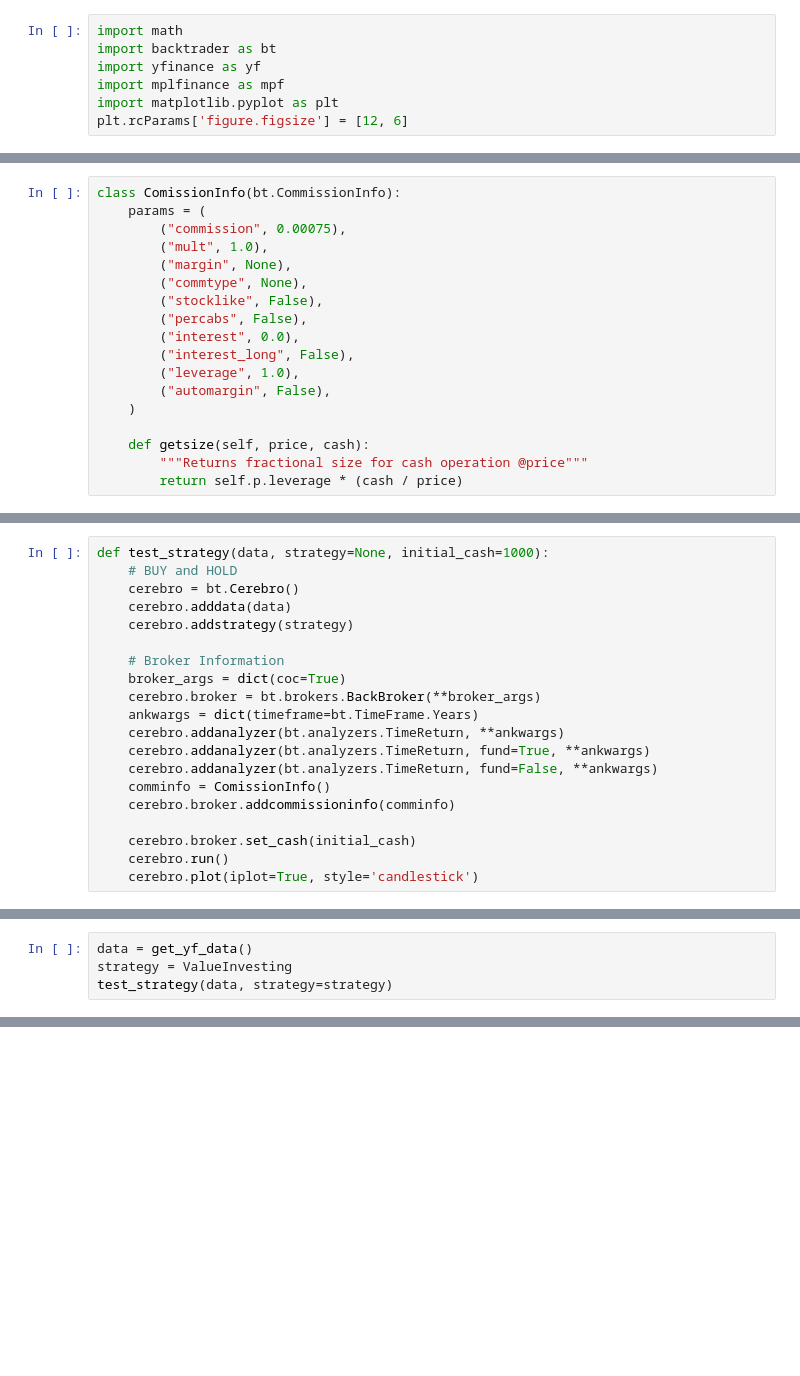
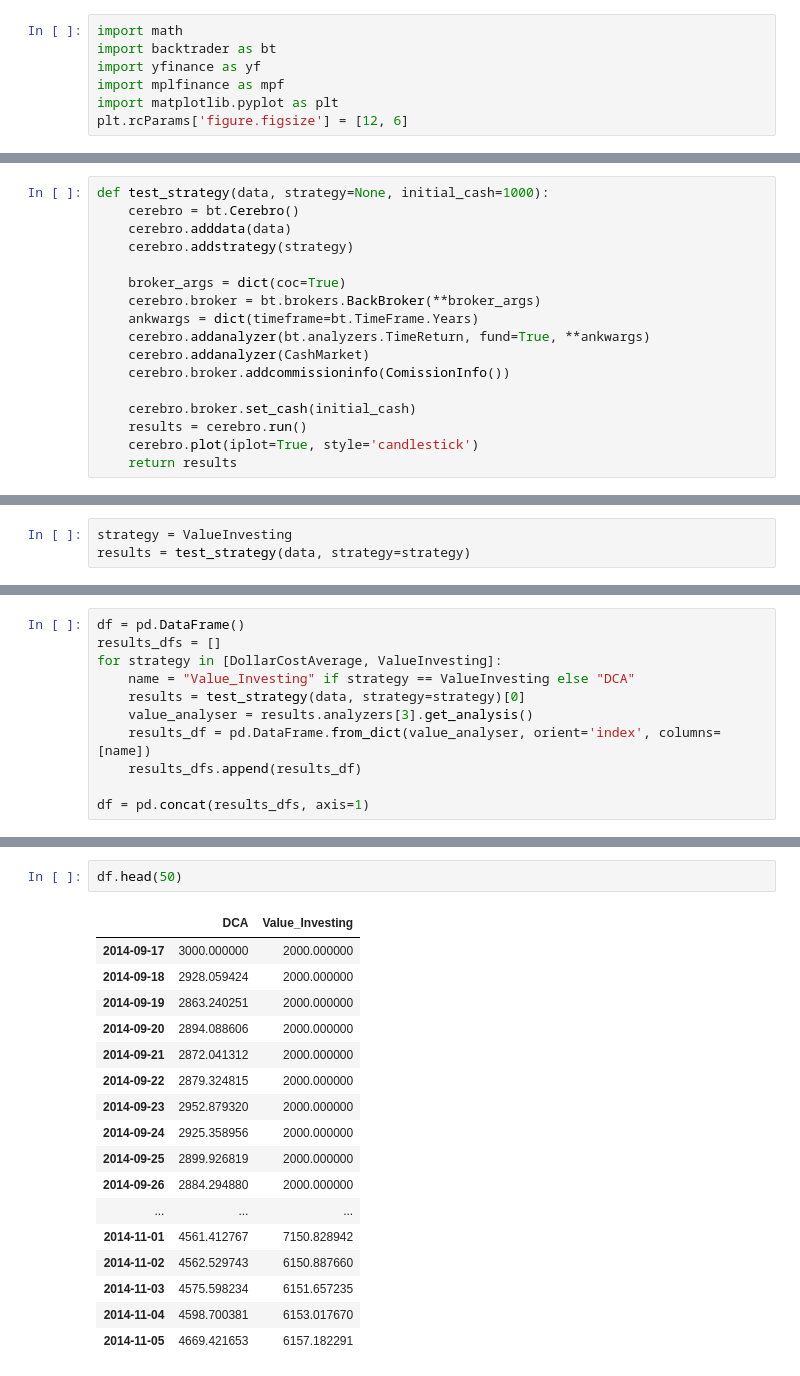
Before and after one commit to alxfordy/Investing_Backtest_Strategies, a Jupyter notebook: Backtrader_Clean.ipynb, the cells around one changed output, grey strips where cells are left out. Saved outputs shown, nothing was run; the diff lists cells and outputs as text; blank space fills up the shorter version.

```diff
--- a/Backtrader_Clean.ipynb
+++ b/Backtrader_Clean.ipynb
@@ -21,18 +25,0 @@ def get_yf_data(ticker="BTC-USD", interval="1d", period="max"):
-# %%
-class ComissionInfo(bt.CommissionInfo):
-    params = (
-        ("commission", 0.00075),
-        ("mult", 1.0),
-        ("margin", None),
-        ("commtype", None),
-        ("stocklike", False),
-        ("percabs", False),
-        ("interest", 0.0),
-        ("interest_long", False),
-        ("leverage", 1.0),
-        ("automargin", False),
-    )
-
-    def getsize(self, price, cash):
-        """Returns fractional size for cash operation @price"""
-        return self.p.leverage * (cash / price)
@@ -188,20 +26,17 @@ class BuyAndHold_More_Fund(bt.Strategy):
 # %%
 def test_strategy(data, strategy=None, initial_cash=1000):
-    # BUY and HOLD
     cerebro = bt.Cerebro()
     cerebro.adddata(data)
     cerebro.addstrategy(strategy)
 
-    # Broker Information
     broker_args = dict(coc=True)
     cerebro.broker = bt.brokers.BackBroker(**broker_args)
     ankwargs = dict(timeframe=bt.TimeFrame.Years)
-    cerebro.addanalyzer(bt.analyzers.TimeReturn, **ankwargs)
     cerebro.addanalyzer(bt.analyzers.TimeReturn, fund=True, **ankwargs)
-    cerebro.addanalyzer(bt.analyzers.TimeReturn, fund=False, **ankwargs)
-    comminfo = ComissionInfo()
-    cerebro.broker.addcommissioninfo(comminfo)
+    cerebro.addanalyzer(CashMarket)
+    cerebro.broker.addcommissioninfo(ComissionInfo())
 
     cerebro.broker.set_cash(initial_cash)
-    cerebro.run()
+    results = cerebro.run()
     cerebro.plot(iplot=True, style='candlestick')
+    return results
@@ -351,7 +100,6 @@ class ValueInvesting(bt.Strategy):
 # %%
-data = get_yf_data()
 strategy = ValueInvesting
-test_strategy(data, strategy=strategy)
+results = test_strategy(data, strategy=strategy)
 # %% [output]
 Starting with 1000
 Equity Currently = 1000.0, should have 1000
@@ -379,0 +128,11 @@ Playing around with analysers here :https://community.backtrader.com/topic/2549/
+# %%
+df = pd.DataFrame()
+results_dfs = []
+for strategy in [DollarCostAverage, ValueInvesting]:
+    name = "Value_Investing" if strategy == ValueInvesting else "DCA"
+    results = test_strategy(data, strategy=strategy)[0]
+    value_analyser = results.analyzers[3].get_analysis()
+    results_df = pd.DataFrame.from_dict(value_analyser, orient='index', columns=[name])
+    results_dfs.append(results_df)
+
+df = pd.concat(results_dfs, axis=1)
@@ -379,0 +157,20 @@ Playing around with analysers here :https://community.backtrader.com/topic/2549/
+# %%
+df.head(50)
+# %% [output]
+|  | DCA | Value_Investing |
+| 2014-09-17 | 3000.000000 | 2000.000000 |
+| 2014-09-18 | 2928.059424 | 2000.000000 |
+| 2014-09-19 | 2863.240251 | 2000.000000 |
+| 2014-09-20 | 2894.088606 | 2000.000000 |
+| 2014-09-21 | 2872.041312 | 2000.000000 |
+| 2014-09-22 | 2879.324815 | 2000.000000 |
+| 2014-09-23 | 2952.879320 | 2000.000000 |
+| 2014-09-24 | 2925.358956 | 2000.000000 |
+| 2014-09-25 | 2899.926819 | 2000.000000 |
+| 2014-09-26 | 2884.294880 | 2000.000000 |
+| ... | ... | ... |
+| 2014-11-01 | 4561.412767 | 7150.828942 |
+| 2014-11-02 | 4562.529743 | 6150.887660 |
+| 2014-11-03 | 4575.598234 | 6151.657235 |
+| 2014-11-04 | 4598.700381 | 6153.017670 |
+| 2014-11-05 | 4669.421653 | 6157.182291 |
```
Also changed, not shown: parts of 18 cells of this notebook.
